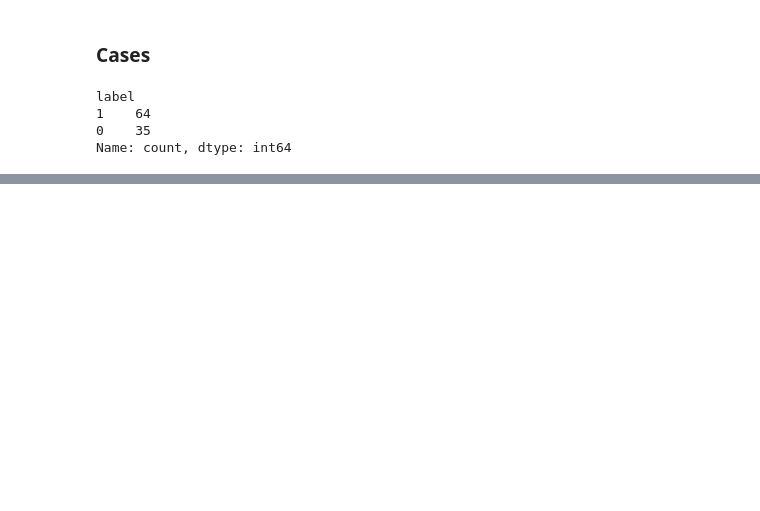
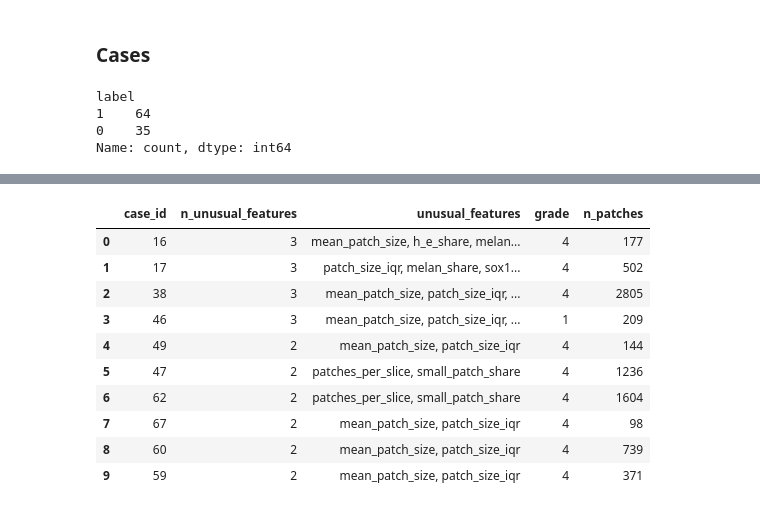
Before and after one commit to arvindkrishna87/Team1_FullStack, a Jupyter notebook: Presentation3/Code1_PatchFeatures_20Nov_Grace/ViewingTables.ipynb, the cells around one changed output, grey strips where cells are left out. Drawn from its saved outputs; the diff is of its cells as text; code cells hidden in the pictures; blank space fills up the shorter version.

```diff
--- a/Presentation3/Code1_PatchFeatures_20Nov_Grace/ViewingTables.ipynb
+++ b/Presentation3/Code1_PatchFeatures_20Nov_Grace/ViewingTables.ipynb
@@ -166,0 +210,26 @@ Name: count, dtype: int64
+# %%
+# Features to examine (can change)
+features = [#"n_patches",
+            #"n_slices",
+            "mean_patch_size",
+            "patch_size_iqr",
+            "patches_per_slice",
+            "small_patch_share",
+            "h_e_share",
+            "melan_share",
+            "sox10_share"]
+# %%
+# Store unsual cases
+flagged = []
+for feature in features:
+    lower = cases[feature].quantile(0.25) - 1.5 * (cases[feature].quantile(0.75) - cases[feature].quantile(0.25))
+    upper = cases[feature].quantile(0.75) + 1.5 * (cases[feature].quantile(0.75) - cases[feature].quantile(0.25))
+    outliers = cases[(cases[feature] < lower) | (cases[feature] > upper)]
+    for _, row in outliers.iterrows():
+        flagged.append({"case_id": row["case_id"],
+                        "grade": row["grade"],
+                        "feature": feature,
+                        "value": row[feature],
+                        "direction": ("High" if row[feature] > upper else "Low")})
+flagged_df = pd.DataFrame(flagged, columns=["case_id", "grade", "feature", "value", "direction"])
+flagged_df.head(5)
@@ -166,0 +243,18 @@ Name: count, dtype: int64
+# %%
+# Get top unusual cases
+case_flags = (flagged_df.groupby("case_id").agg(n_unusual_features=("feature", "count"),
+                                                unusual_features=("feature", lambda x: ", ".join(x))).reset_index().sort_values("n_unusual_features", ascending=False))
+case_flags = case_flags.merge(cases[["case_id", "grade", "n_patches"]], on="case_id", how="left")
+case_flags.head(10)
+# %% [output]
+|  | case_id | n_unusual_features | unusual_features | grade | n_patches |
+| 0 | 16 | 3 | mean_patch_size, h_e_share, melan... | 4 | 177 |
+| 1 | 17 | 3 | patch_size_iqr, melan_share, sox1... | 4 | 502 |
+| 2 | 38 | 3 | mean_patch_size, patch_size_iqr, ... | 4 | 2805 |
+| 3 | 46 | 3 | mean_patch_size, patch_size_iqr, ... | 1 | 209 |
+| 4 | 49 | 2 | mean_patch_size, patch_size_iqr | 4 | 144 |
+| 5 | 47 | 2 | patches_per_slice, small_patch_share | 4 | 1236 |
+| 6 | 62 | 2 | patches_per_slice, small_patch_share | 4 | 1604 |
+| 7 | 67 | 2 | mean_patch_size, patch_size_iqr | 4 | 98 |
+| 8 | 60 | 2 | mean_patch_size, patch_size_iqr | 4 | 739 |
+| 9 | 59 | 2 | mean_patch_size, patch_size_iqr | 4 | 371 |
```
Also changed, not shown: parts of 10 cells of this notebook, 4 other files.
